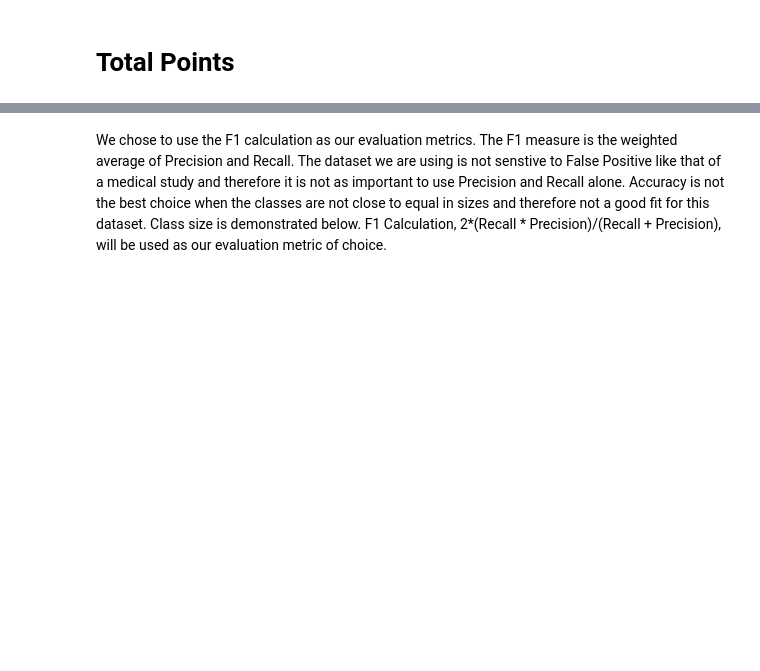
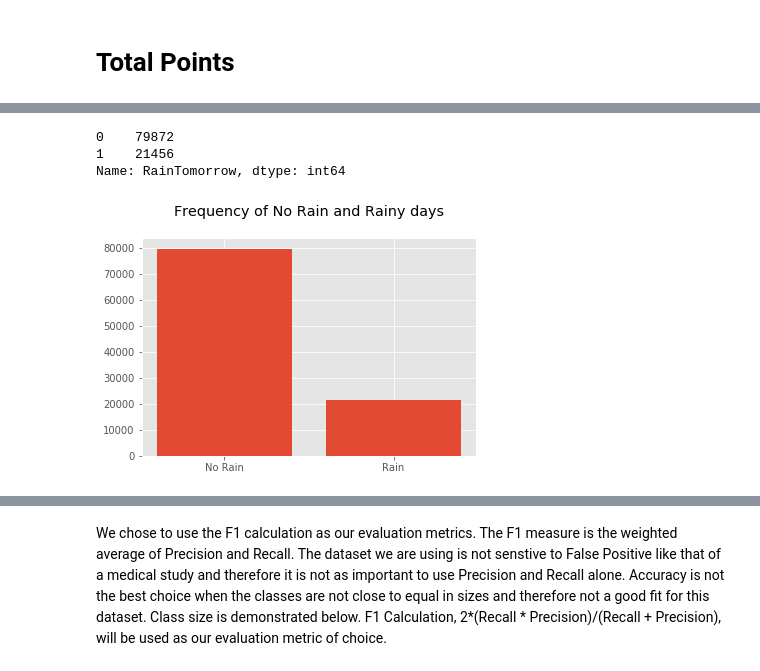
Before and after one commit to jpafford/Data_Mining_7331, a Jupyter notebook: Lab Two Classification.ipynb, the cells around one changed output, grey strips where cells are left out. Drawn from its saved outputs; the diff is of its cells as text; code cells hidden in the pictures; blank space fills up the shorter version.

```diff
--- a/Lab Two Classification.ipynb
+++ b/Lab Two Classification.ipynb
@@ -174,0 +191,12 @@ Walpole
+# %%
+mpl.style.use('ggplot')
+plt.figure(figsize=(6,4))
+plt.hist(rainfall['RainTomorrow'],bins=2,rwidth=0.8)
+plt.xticks([0.25,0.75],['No Rain','Rain'])
+plt.title('Frequency of No Rain and Rainy days\n')
+print(rainfall['RainTomorrow'].value_counts())
+# %% [output]
+0    79872
+1    21456
+Name: RainTomorrow, dtype: int64
+[figure, added]
```
Also changed, not shown: parts of 20 cells of this notebook, 1 other file.
